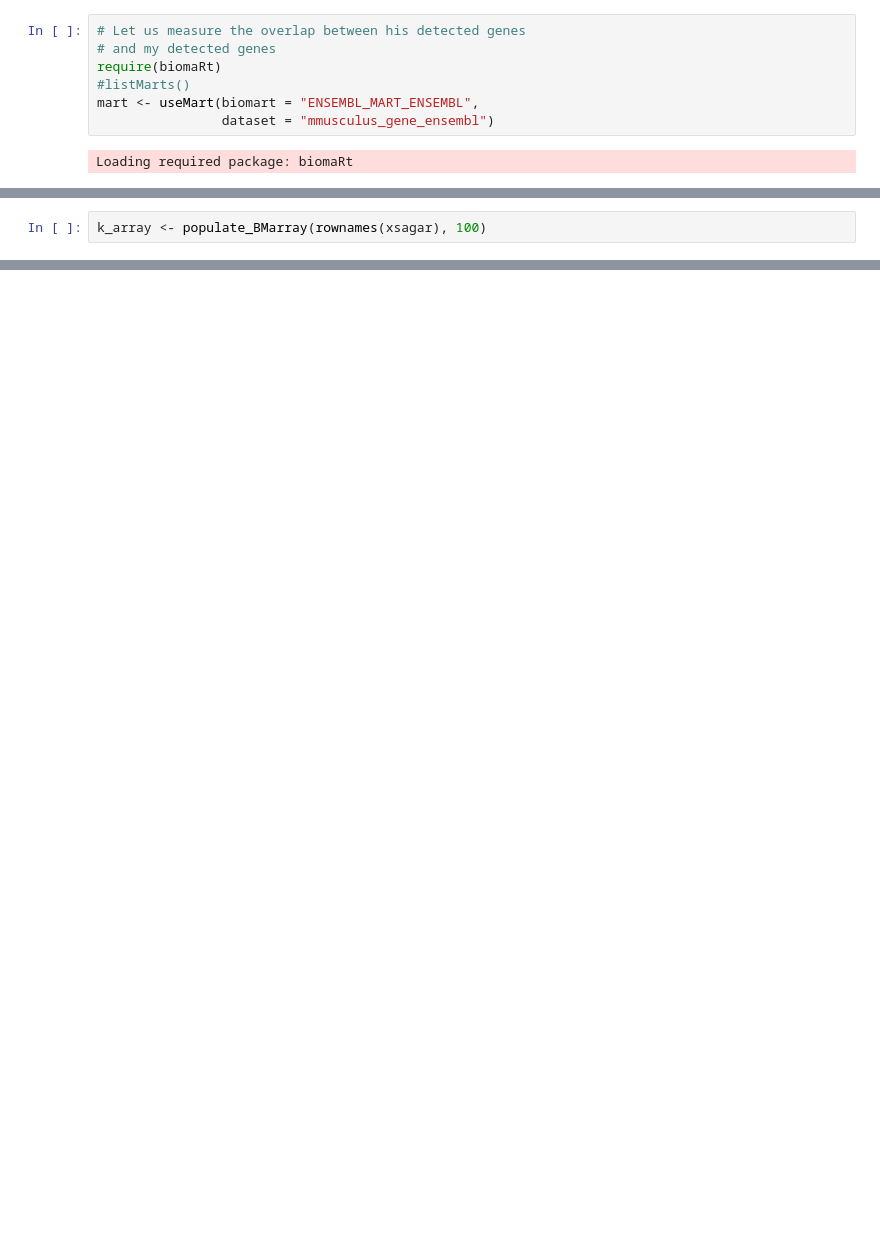
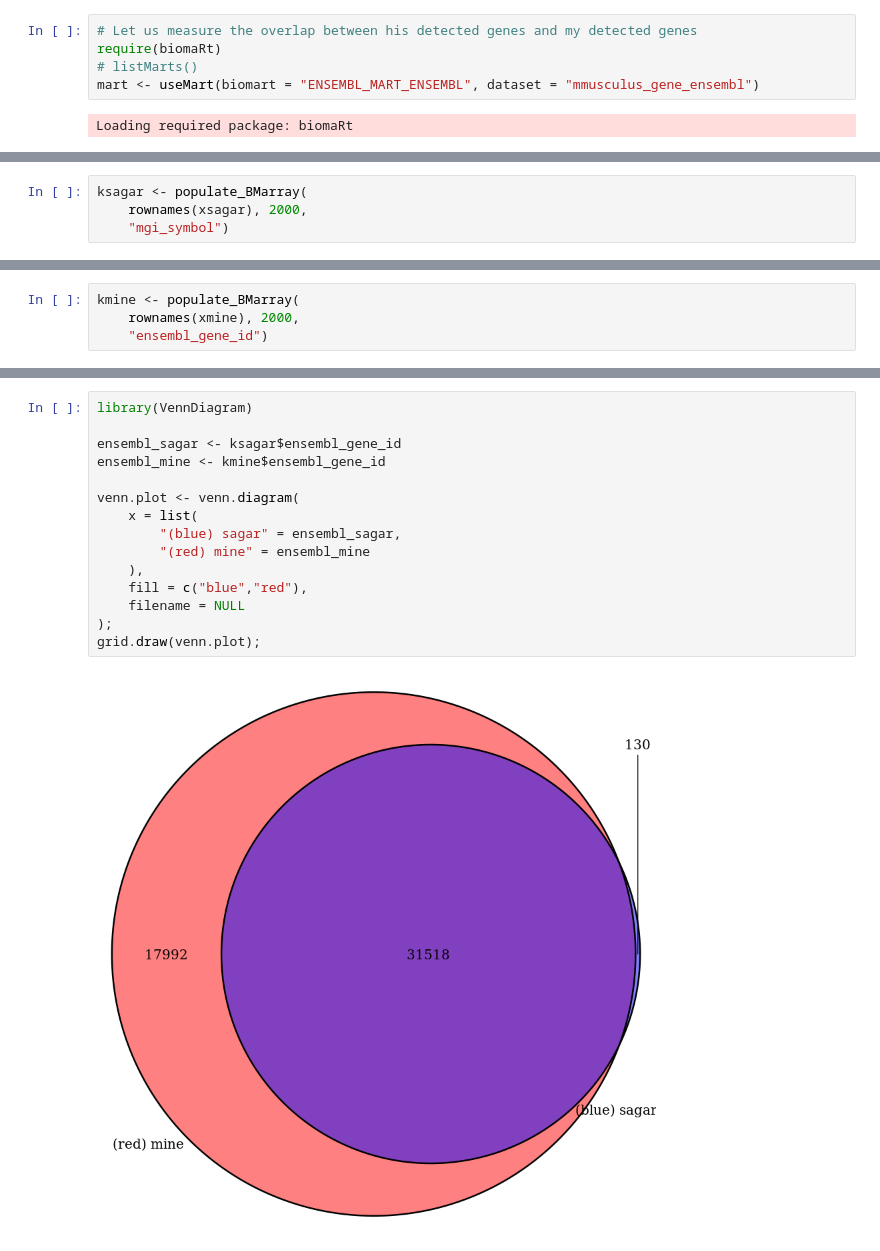
Before and after one commit to mtekman/sebastian-newdata, a Jupyter notebook: Compare_E725CountMatrix_with_Sagar.ipynb, the cells around one changed output, grey strips where cells are left out. Drawn from its saved outputs; the diff is of its cells as text; blank space fills up the shorter version.

```diff
--- a/Compare_E725CountMatrix_with_Sagar.ipynb
+++ b/Compare_E725CountMatrix_with_Sagar.ipynb
@@ -23,9 +60,7 @@ head(xsagar)
 # %%
-# Let us measure the overlap between his detected genes
-# and my detected genes
+# Let us measure the overlap between his detected genes and my detected genes
 require(biomaRt)
-#listMarts()
-mart <- useMart(biomart = "ENSEMBL_MART_ENSEMBL",
-                dataset = "mmusculus_gene_ensembl")
+# listMarts()
+mart <- useMart(biomart = "ENSEMBL_MART_ENSEMBL", dataset = "mmusculus_gene_ensembl")
 # %% [output]
 Loading required package: biomaRt
@@ -135,4 +178,6 @@ populate_BMarray <- function(fullnames, bin_size){
 }
 # %%
-k_array <- populate_BMarray(rownames(xsagar), 100)
+ksagar <- populate_BMarray(
+    rownames(xsagar), 2000,
+    "mgi_symbol")
 # %% [output]
@@ -164,0 +203,4 @@ does this link properly? [Another notebook](RaceID3.ipynb)
+# %%
+kmine <- populate_BMarray(
+    rownames(xmine), 2000,
+    "ensembl_gene_id")
@@ -164,0 +235,17 @@ does this link properly? [Another notebook](RaceID3.ipynb)
+# %%
+library(VennDiagram)
+
+ensembl_sagar <- ksagar$ensembl_gene_id
+ensembl_mine <- kmine$ensembl_gene_id
+
+venn.plot <- venn.diagram(
+    x = list(
+        "(blue) sagar" = ensembl_sagar,
+        "(red) mine" = ensembl_mine
+    ),
+    fill = c("blue","red"),
+    filename = NULL
+);
+grid.draw(venn.plot);
+# %% [output]
+[figure, added]
```
Also changed, not shown: parts of 32 cells of this notebook, 22 other files.
